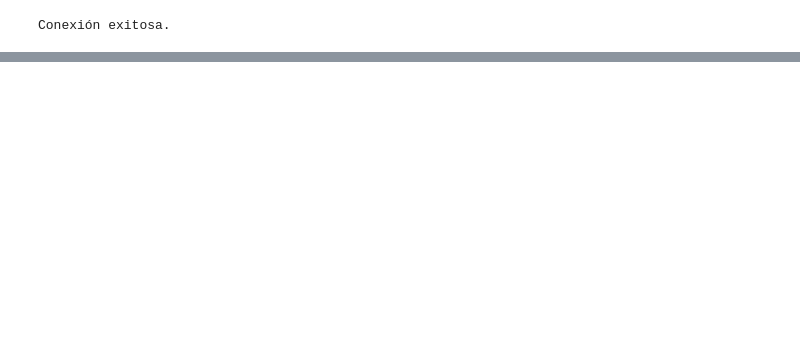
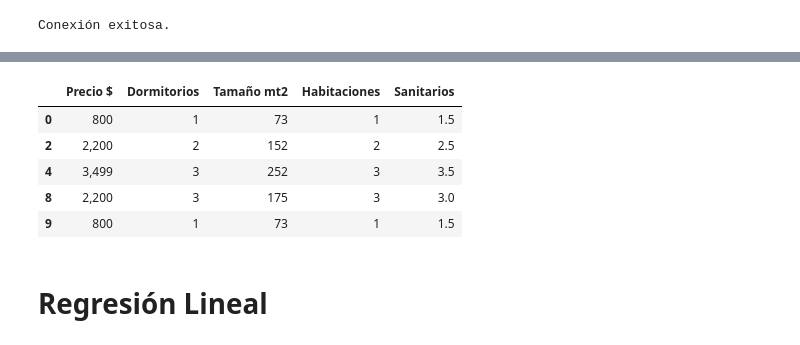
Before and after one commit to luispegr25/Data-Science-, a Jupyter notebook: Proyecto Scraping/proyecto_scraping.ipynb, the cells around one changed output, grey strips where cells are left out. Drawn from its saved outputs; the diff is of its cells as text; code cells hidden in the pictures; blank space fills up the shorter version.

Commit message:
Regresiones Lineales

```diff
--- a/Proyecto Scraping/proyecto_scraping.ipynb
+++ b/Proyecto Scraping/proyecto_scraping.ipynb
@@ -84,0 +152,15 @@ print(dataframe_apartamentos.head())
+# %%
+# Chunk 5
+df = df[df['Tamaño mt2'] != 'Info no disponible']
+df = df[df['Sanitarios'] != 'Info no disponible']
+
+df['Tamaño mt2'] = pd.to_numeric(df['Tamaño mt2'], errors='coerce')
+df['Sanitarios'] = pd.to_numeric(df['Sanitarios'], errors='coerce')
+df.head()
+# %% [output]
+|  | Precio $ | Dormitorios | Tamaño mt2 | Habitaciones | Sanitarios |
+| 0 | 800 | 1 | 73 | 1 | 1.5 |
+| 2 | 2,200 | 2 | 152 | 2 | 2.5 |
+| 4 | 3,499 | 3 | 252 | 3 | 3.5 |
+| 8 | 2,200 | 3 | 175 | 3 | 3.0 |
+| 9 | 800 | 1 | 73 | 1 | 1.5 |
@@ -84,0 +175,2 @@ print(dataframe_apartamentos.head())
+# %% [markdown]
+# Regresión Lineal
```
Also changed, not shown: parts of 23 cells of this notebook, 6 other files.
